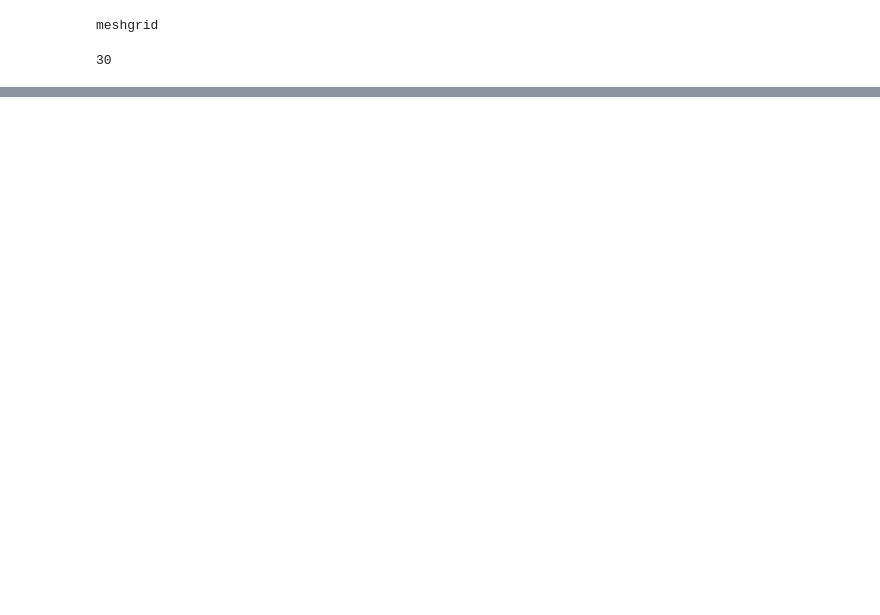
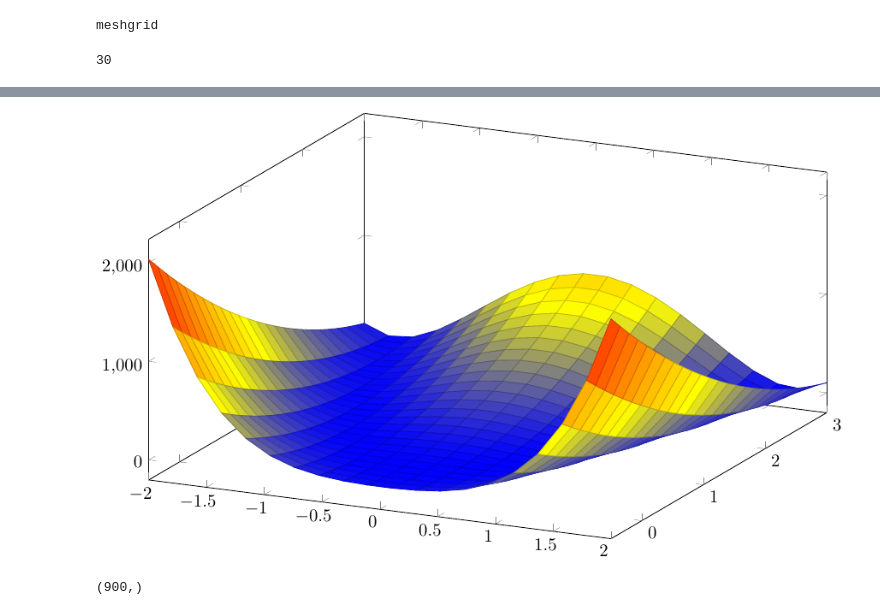
Before and after one commit to f-fathurrahman/ffr-komputasi-material, a Jupyter notebook: NumericalQM/FD2d_v1.ipynb, the cells around one changed output, grey strips where cells are left out. Drawn from its saved outputs; the diff is of its cells as text; code cells hidden in the pictures; blank space fills up the shorter version.

```diff
--- a/NumericalQM/FD2d_v1.ipynb
+++ b/NumericalQM/FD2d_v1.ipynb
@@ -343,0 +300,12 @@ PyObject <mpl_toolkits.mplot3d.art3d.Poly3DCollection object at 0x...>
+# %%
+x = range(-2; stop = 2, length = 20)
+y = range(-0.5; stop = 3, length = 25)
+f(x, y) = (1 - x)^2 + 100*(y - x^2)^2
+
+@pgf Axis({ height = "10cm", width = "15cm" },
+  Plot3({surf,},
+    Coordinates(x, y, f.(x, y'))
+  )
+)
+# %% [output]
+[figure, added]
@@ -343,0 +315,4 @@ PyObject <mpl_toolkits.mplot3d.art3d.Poly3DCollection object at 0x...>
+# %%
+size(Vpot)
+# %% [output]
+(900,)
```
Also changed, not shown: parts of 19 cells of this notebook.
